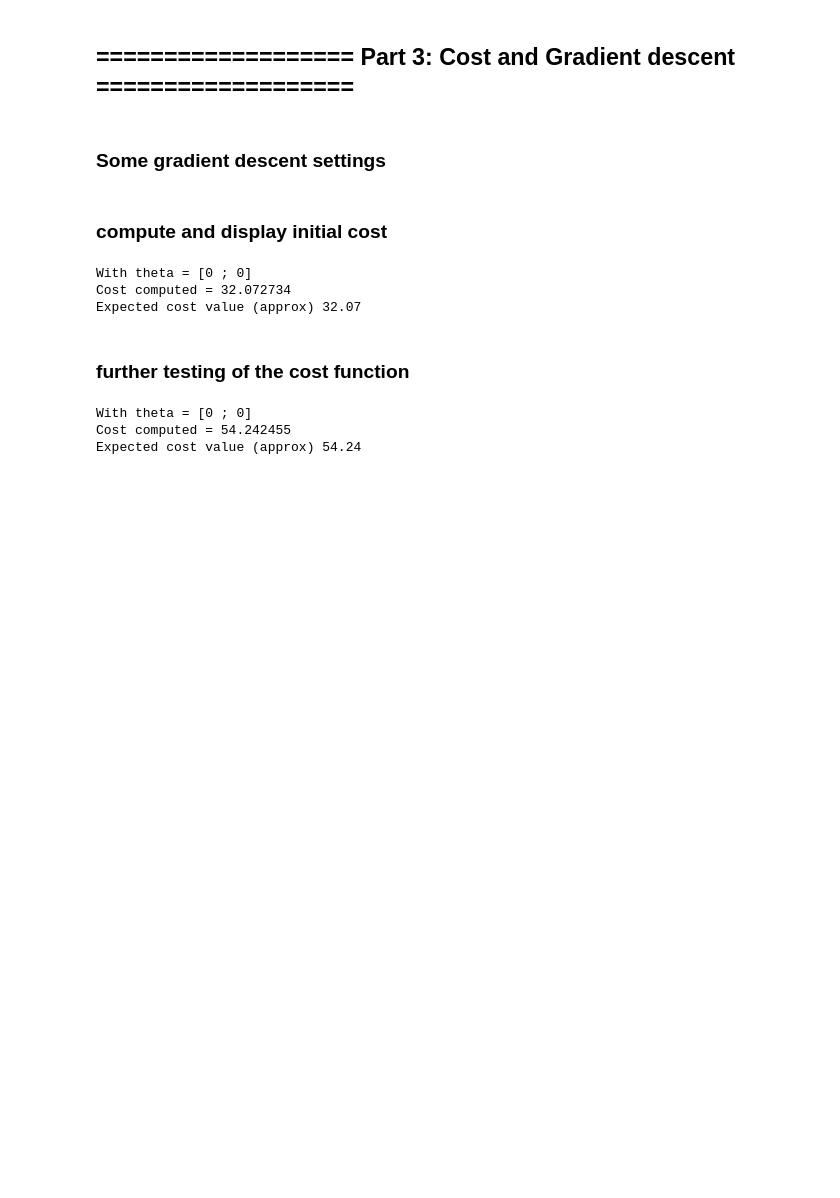
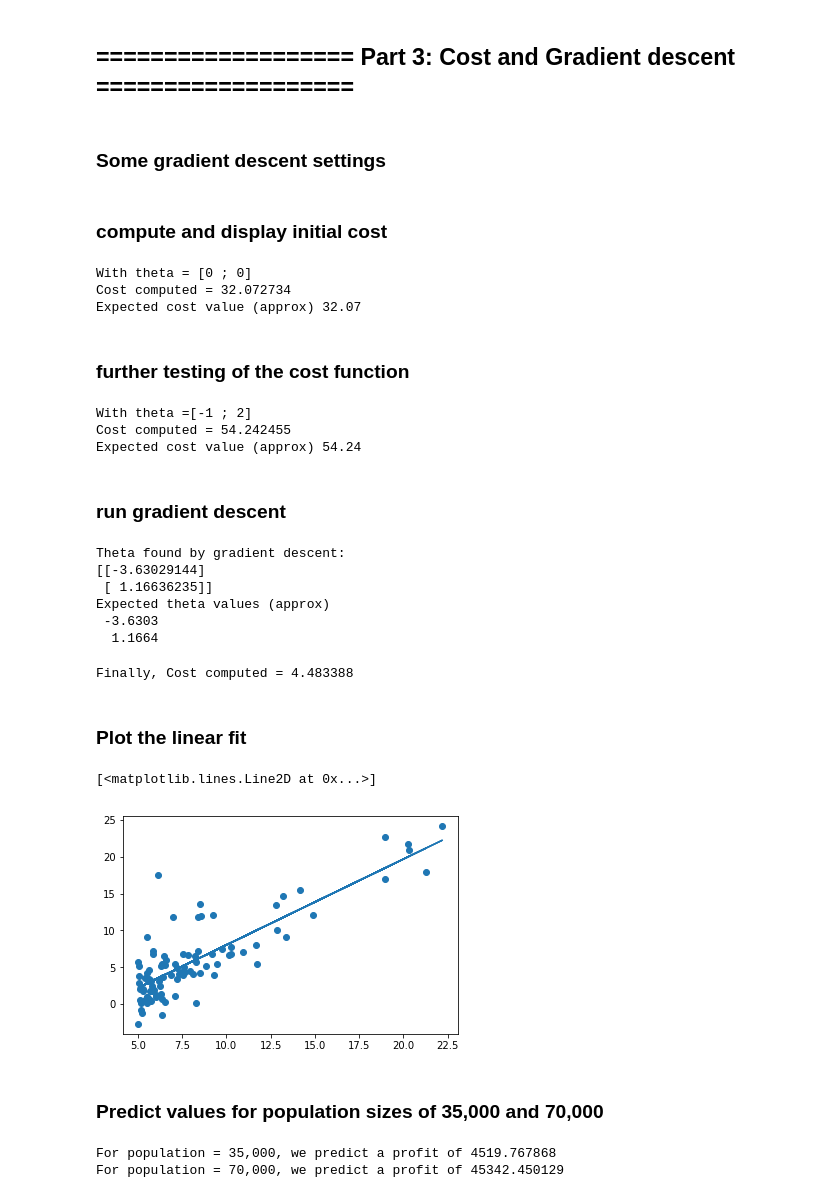
Before and after one commit to dorokei/coursera-machine-learning-pi, a Jupyter notebook: machine-learning-ex1/1_Plotting_the_Data.ipynb, the cells around one changed output. Saved outputs shown, nothing was run; the diff lists cells and outputs as text; code cells hidden in the pictures; blank space fills up the shorter version.

Commit message:
[ex1] Linear Regression

```diff
--- a/machine-learning-ex1/1_Plotting_the_Data.ipynb
+++ b/machine-learning-ex1/1_Plotting_the_Data.ipynb
@@ -80,9 +82,48 @@ Expected cost value (approx) 32.07
 ### further testing of the cost function
 # %%
 J = cc.compute_cost(X, y, np.array([[-1], [2]]))
-print('With theta = [0 ; 0]\nCost computed = %f' % J)
+print('With theta =[-1 ; 2]\nCost computed = %f' % J)
 print('Expected cost value (approx) 54.24')
 # %% [output]
-With theta = [0 ; 0]
+With theta =[-1 ; 2]
 Cost computed = 54.242455
 Expected cost value (approx) 54.24
+# %% [markdown]
+### run gradient descent
+# %%
+theta_res, cost_hostory = gd.gradient_descent(X, y, theta, alpha, iterations)
+print('Theta found by gradient descent:')
+print(theta_res)
+print('Expected theta values (approx)')
+print(' -3.6303\n  1.1664')
+# %% [output]
+Theta found by gradient descent:
+[[-3.63029144]
+ [ 1.16636235]]
+Expected theta values (approx)
+ -3.6303
+  1.1664
+# %%
+J = cc.compute_cost(X, y, theta_res)
+print('Finally, Cost computed = %f' % J)
+# %% [output]
+Finally, Cost computed = 4.483388
+# %% [markdown]
+### Plot the linear fit
+# %%
+plt.scatter(csv_data['population'], csv_data['profit'])
+plt.plot(X[:,1], np.dot(X, theta_res))
+# %% [output]
+[<matplotlib.lines.Line2D at 0x...>]
+[figure, added]
+# %% [markdown]
+### Predict values for population sizes of 35,000 and 70,000
+# %%
+predict1 = (np.dot((np.array([[1], [3.5]])).T, theta_res) * 10000)[0,0]
+predict2 = (np.dot((np.array([[1], [7]])).T, theta_res) * 10000)[0,0]
+
+print('For population = 35,000, we predict a profit of %f' % predict1)
+print('For population = 70,000, we predict a profit of %f' % predict2)
+# %% [output]
+For population = 35,000, we predict a profit of 4519.767868
+For population = 70,000, we predict a profit of 45342.450129
```
Also changed, not shown: parts of 3 cells of this notebook, 1 other file.
